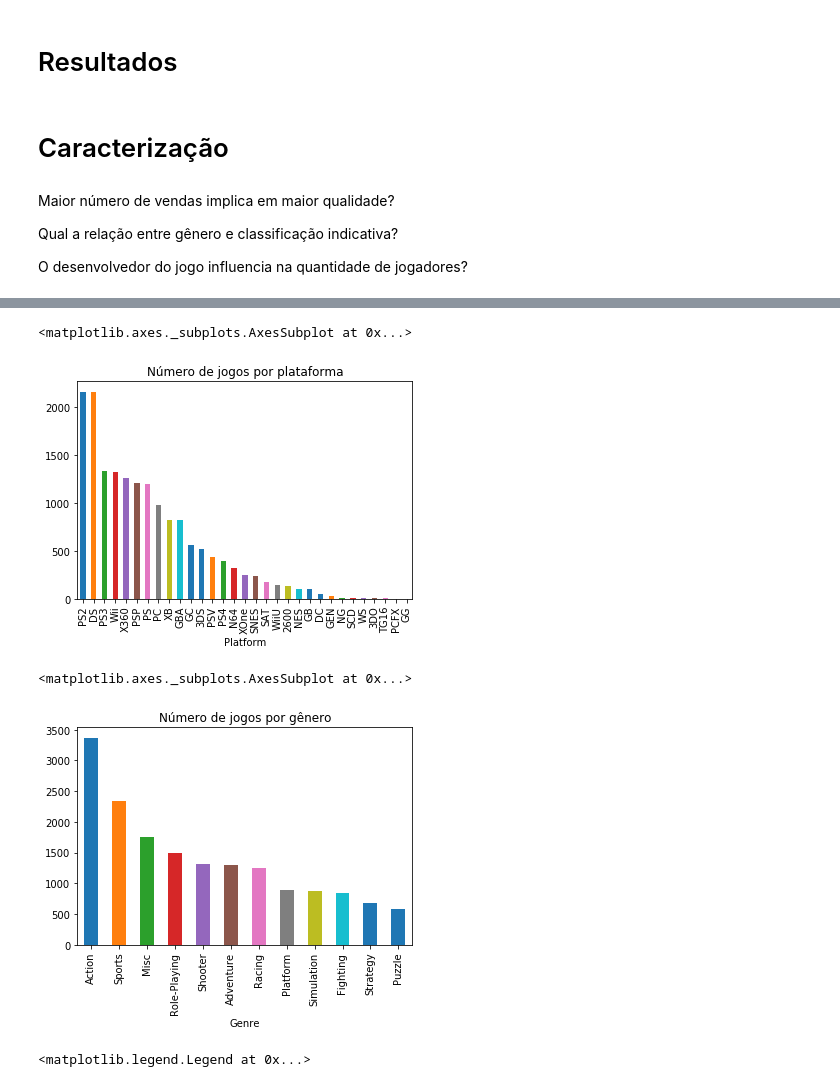
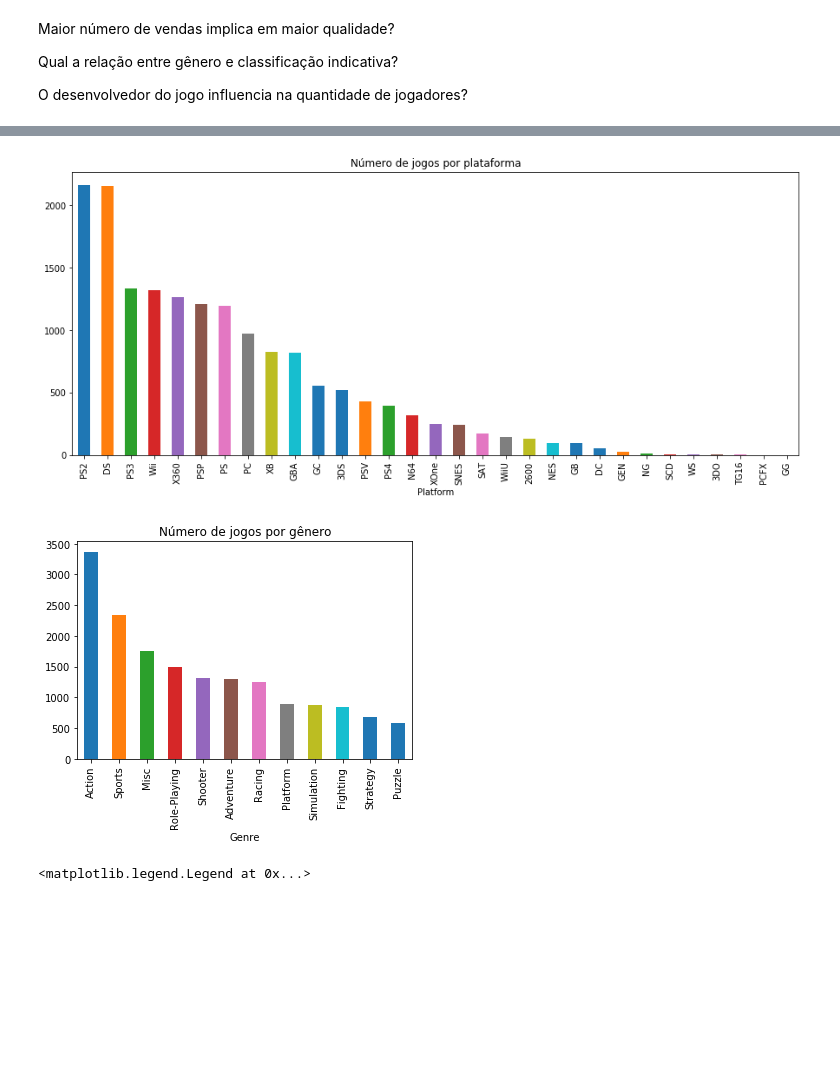
Before and after one commit to helenapato/ProjetoFinal_ICD_201901, a Jupyter notebook: NotebookProjetoFinalVideoGames.ipynb, the cells around one changed output, grey strips where cells are left out. Drawn from its saved outputs; the diff is of its cells as text; code cells hidden in the pictures; blank space fills up the shorter version.

```diff
--- a/NotebookProjetoFinalVideoGames.ipynb
+++ b/NotebookProjetoFinalVideoGames.ipynb
@@ -13,7 +15,3 @@ A partir desses dados pretendemos analisar, principalmente, a relação entre as
-# %% [markdown]
-# Resultados
-# %% [markdown]
-# Caracterização
 # %% [markdown]
 Maior número de vendas implica em maior qualidade?
 
@@ -47,15 +45,18 @@ df.describe()
 # %%
 import matplotlib.pyplot as plt
 
 df1 = df.copy()
 df1 = df1.groupby(['Platform']).count()
 df1 = df1['Name']
 df1 = df1.sort_values(ascending=False)
 plt.title('Número de jogos por plataforma')
 df1.plot.bar()
+
+fig_size[0] = 15
+fig_size[1] = 6
+plt.rcParams["figure.figsize"] = fig_size
 # %% [output]
-<matplotlib.axes._subplots.AxesSubplot at 0x...>
-[figure, old version]
+[figure, new version]
 # %%
 df1 = df.copy()
 df1 = df1.groupby(['Genre']).count()
@@ -63,8 +64,11 @@ df1 = df1['Name']
 df1 = df1.sort_values(ascending=False)
 plt.title('Número de jogos por gênero')
 df1.plot.bar()
+
+fig_size[0] = 6
+fig_size[1] = 4
+plt.rcParams["figure.figsize"] = fig_size
 # %% [output]
-<matplotlib.axes._subplots.AxesSubplot at 0x...>
 [figure]
 # %%
 df1 = df.copy()
```
Also changed, not shown: parts of 17 cells of this notebook.
